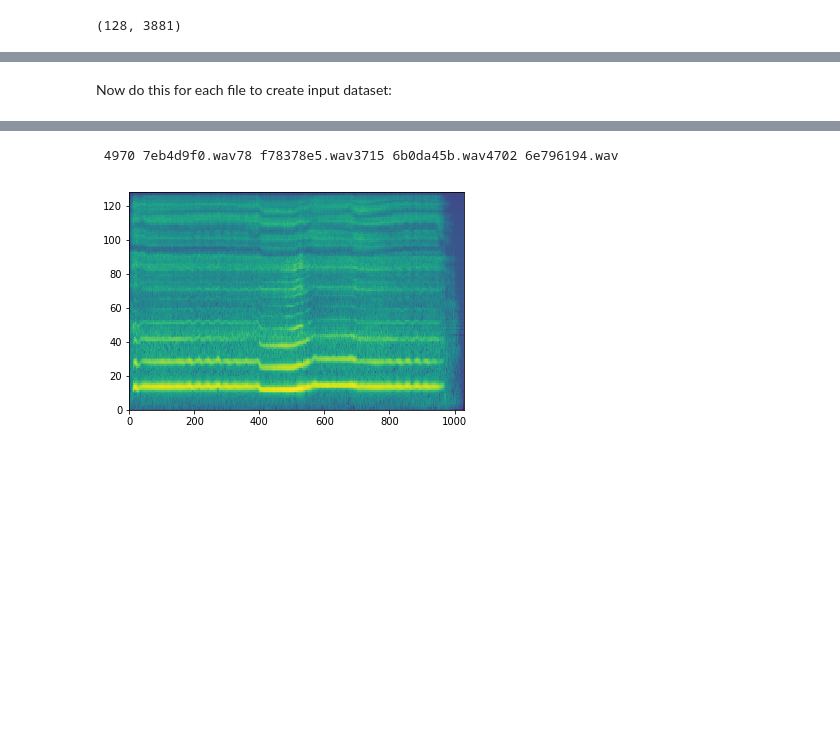
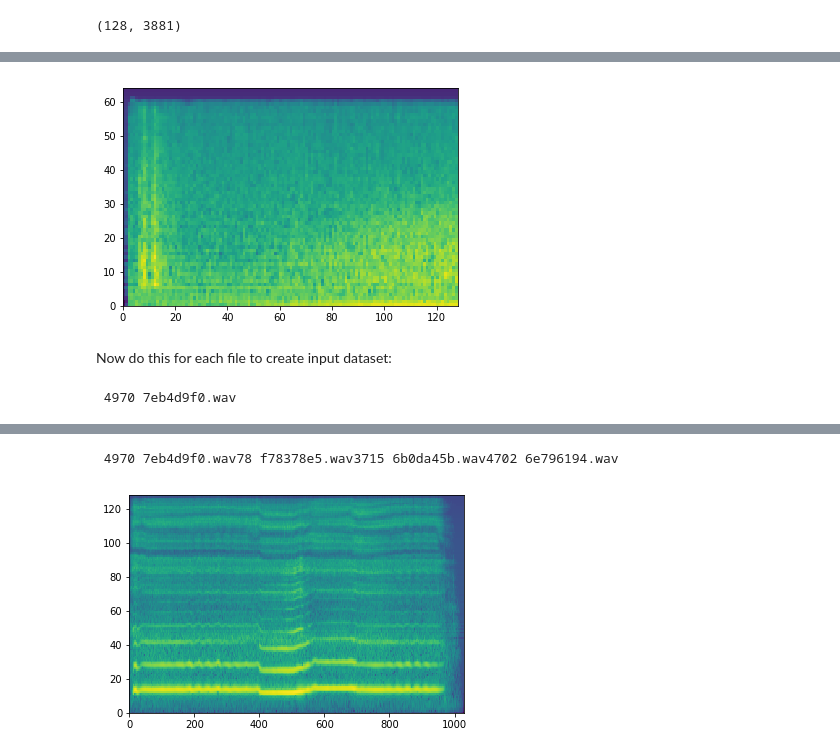
Before and after one commit to Erikskogetun/AudioTagging, a Jupyter notebook: ryan/data_importing_notebook.ipynb, the cells around one changed output, grey strips where cells are left out. Drawn from its saved outputs; the diff is of its cells as text; code cells hidden in the pictures; blank space fills up the shorter version.

```diff
--- a/ryan/data_importing_notebook.ipynb
+++ b/ryan/data_importing_notebook.ipynb
@@ -140,2 +190,21 @@ spectrogram.shape
+# %%
+plt.pcolormesh(train_chunks[3].T)
+plt.show()
+# %% [output]
+[figure, added]
 # %% [markdown]
 Now do this for each file to create input dataset:
+# %%
+lengths = []
+sample_rate = 44100
+i = 0
+for root, dirs, files in os.walk(raw_data_path + 'train_curated'):
+    for file in files:
+        i = i + 1
+        print("\r", str(i) + ' ' + file, end="")
+        file_path = os.path.join(root, file)
+        samples, sr = librosa.load(file_path, sr=sample_rate, mono=True)
+        len_seconds = len(samples) / sample_rate
+        lengths.append(len_seconds)
+# %% [output]
+ 4970 7eb4d9f0.wav
```
Also changed, not shown: parts of 9 cells of this notebook, 3 other files.
